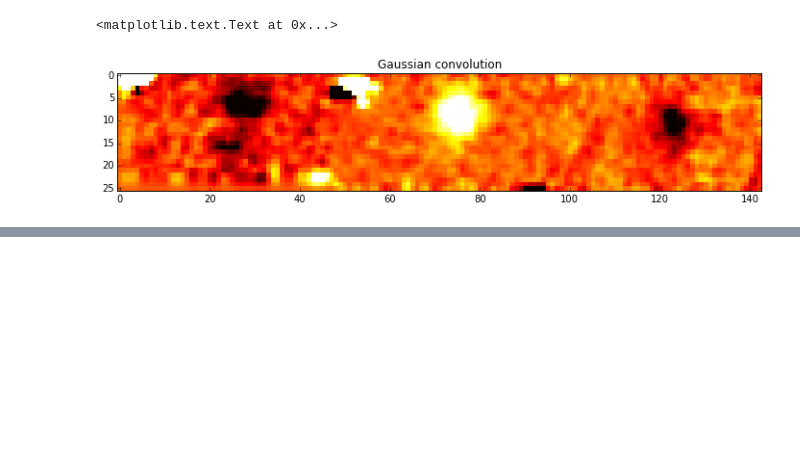
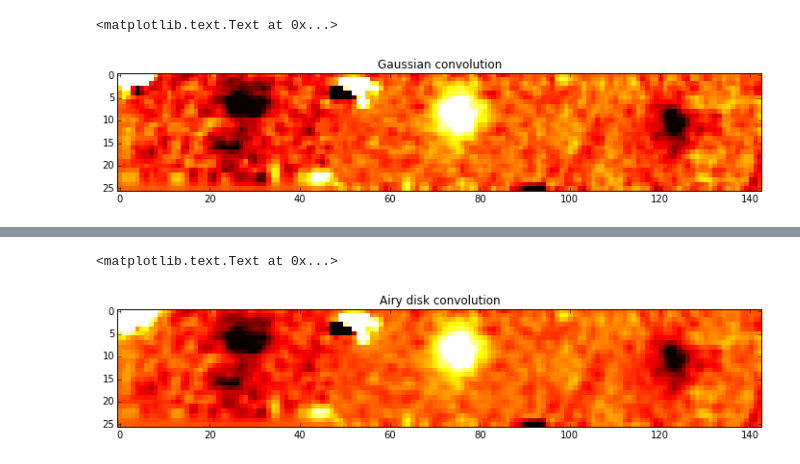
Before and after one commit to spacetelescope/cubeviz, a Jupyter notebook: smoothing/smoothing_demo.ipynb, the cells around one changed output, grey strips where cells are left out. Drawn from its saved outputs; the diff is of its cells as text; code cells hidden in the pictures; blank space fills up the shorter version.

```diff
--- a/smoothing/smoothing_demo.ipynb
+++ b/smoothing/smoothing_demo.ipynb
@@ -46,0 +51,7 @@ ax.set_title('Tophat convolution')
+# %%
+fig, ax = plt.subplots(figsize=(12, 16))
+ax.imshow(data_airy_convolved, cmap=cm.hot, vmin=-10, vmax=10, interpolation='nearest')
+ax.set_title('Airy disk convolution')
+# %% [output]
+<matplotlib.text.Text at 0x...>
+[figure, added]
```
Also changed, not shown: parts of 3 cells of this notebook.
